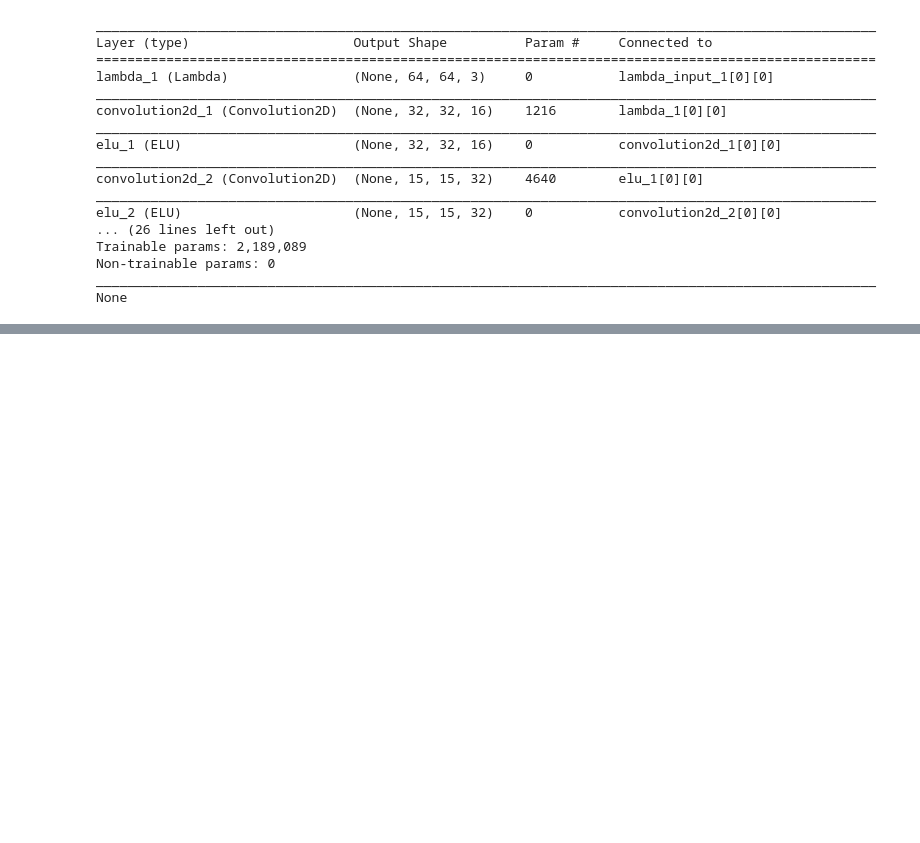
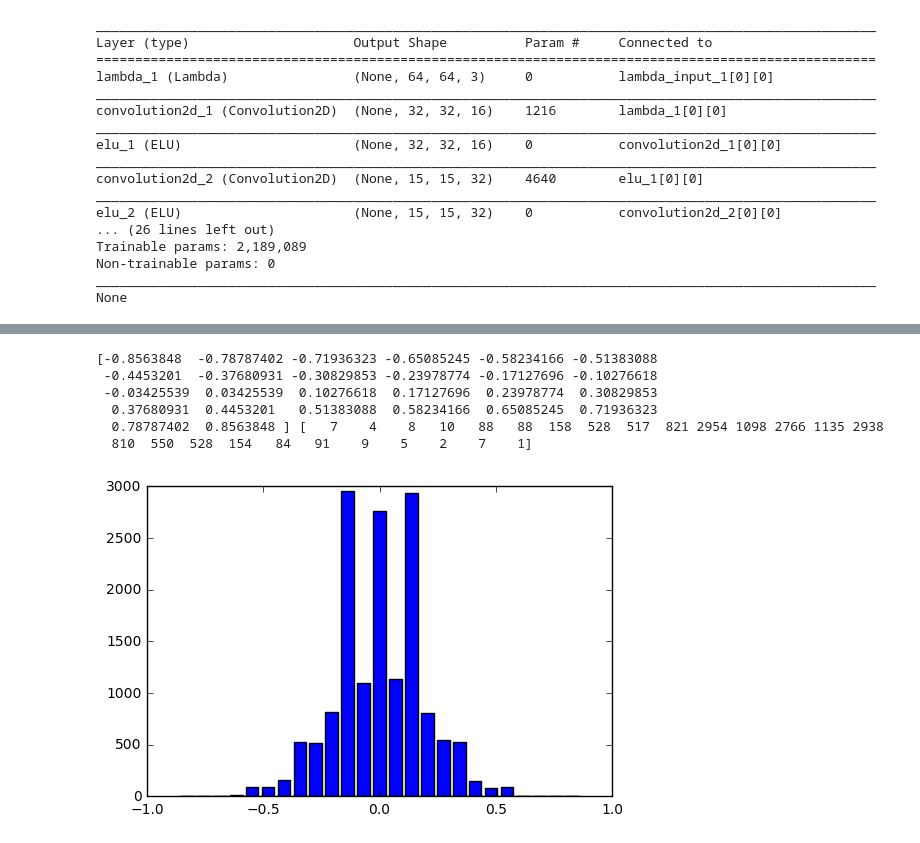
Before and after one commit to karanj1/SDCar, a Jupyter notebook: CarND-Behavioral-Cloning-P3/test6.ipynb, the cells around one changed output, grey strips where cells are left out. Cells and saved outputs as stored; diff of their text form; code cells hidden in the pictures; blank space fills up the shorter version.

```diff
--- a/CarND-Behavioral-Cloning-P3/test6.ipynb
+++ b/CarND-Behavioral-Cloning-P3/test6.ipynb
@@ -452,2 +473,10 @@ ValueError: Error when checking model input: expected lambda_input_1 to have 4 d
 # %%
-histogram(h_angles[0:95])
+histogram(h_angles[0:15])
+# %% [output]
+[-0.8563848  -0.78787402 -0.71936323 -0.65085245 -0.58234166 -0.51383088
+ -0.4453201  -0.37680931 -0.30829853 -0.23978774 -0.17127696 -0.10276618
+ -0.03425539  0.03425539  0.10276618  0.17127696  0.23978774  0.30829853
+  0.37680931  0.4453201   0.51383088  0.58234166  0.65085245  0.71936323
+  0.78787402  0.8563848 ] [   7    4    8   10   88   88  158  528  517  821 2954 1098 2766 1135 2938
+  810  550  528  154   84   91    9    5    2    7    1]
+[figure, added]
```
Also changed, not shown: parts of 8 cells of this notebook, 2 other files.
